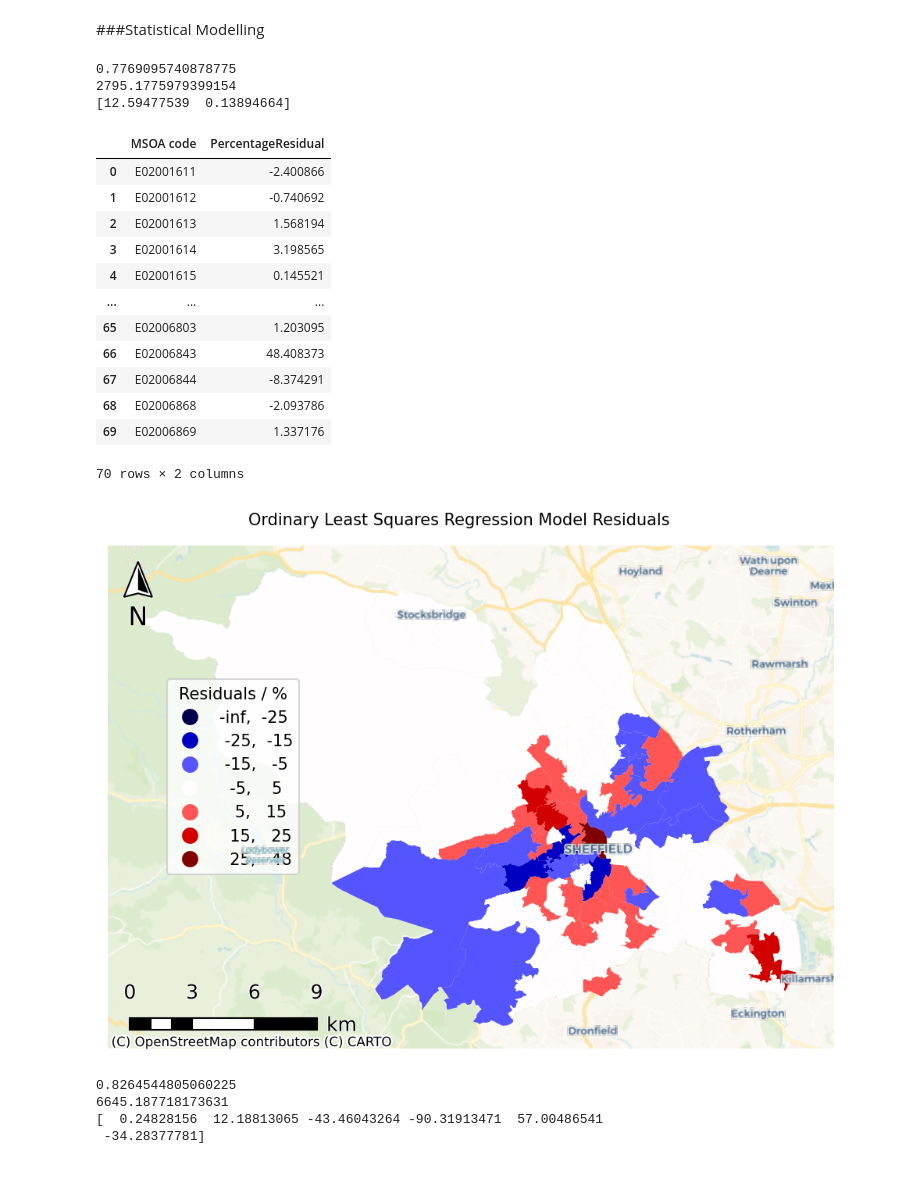
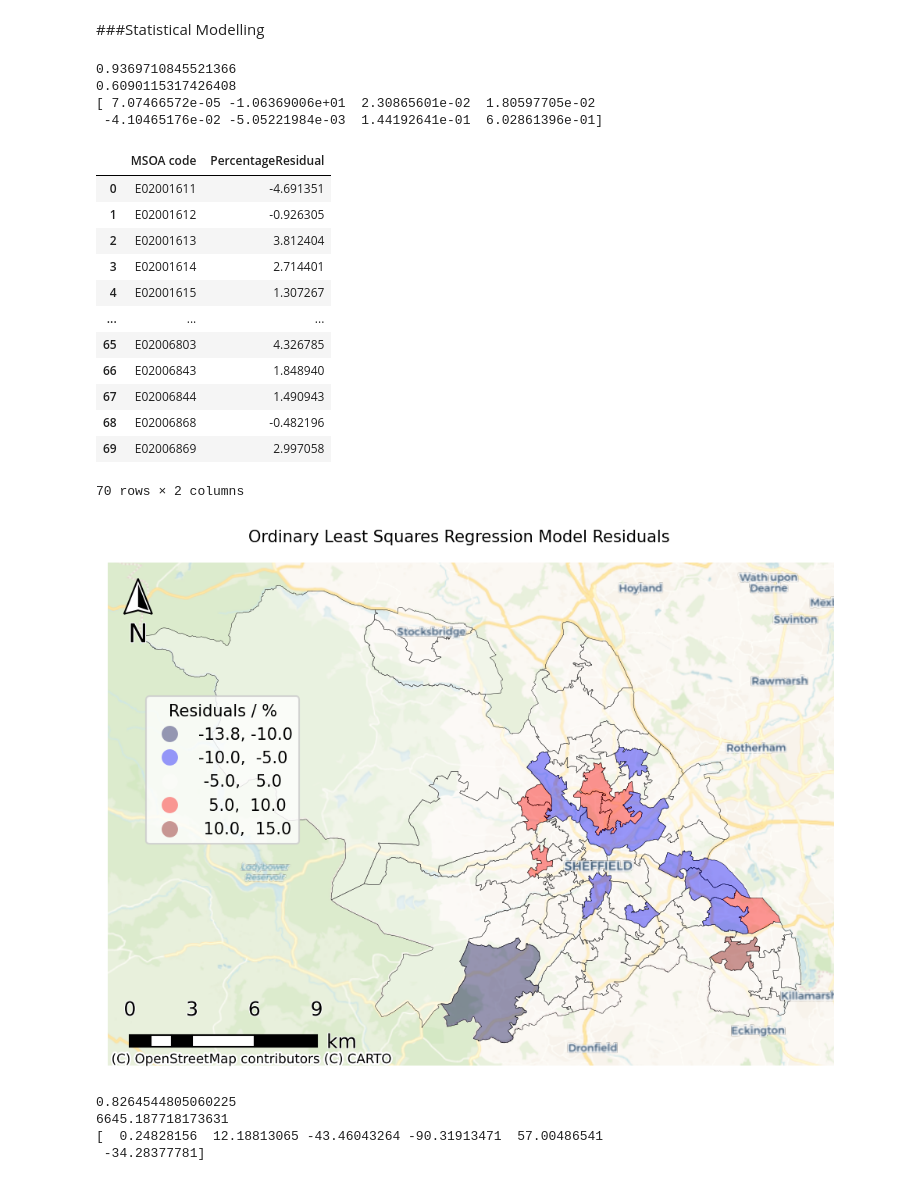
Before and after one commit to jwsn8667/GEOG5003M, a Jupyter notebook: GEOG5003_A2_201913950.ipynb, the cells around one changed output. Saved outputs shown, nothing was run; the diff lists cells and outputs as text; code cells hidden in the pictures.

```diff
--- a/GEOG5003_A2_201913950.ipynb
+++ b/GEOG5003_A2_201913950.ipynb
@@ -350,5 +434,4 @@ Sheff_Over65 = Sheff_AgeBands['PercentOver65']
 # %%
 # @title
 ## Concatenating all candidate explanatory variables in a single dataframe
-Explanatory_Variables = pd.concat([Sheff_NetIncome,Sheff_EnergyCost,Sheff_NotGas,Sheff_OwnerOccup,Sheff_OverOccup,Sheff_Detached,Sheff_Over65], axis=1)
-Explanatory_Variables.describe()
+Explanatory_Variables = pd.concat([Sheff_NetIncome, Sheff_DispIncome, Sheff_Median_EPC, Sheff_EnergyCost, Sheff_NotGas, Sheff_OwnsOutright, Sheff_SocialRent, Sheff_HholdPers, Sheff_OverOccup, Sheff_HholdStudnt, Sheff_Detached, Sheff_WhiteBritish, Sheff_Over65, Sheff_CentralHeating], axis=1)
@@ -364,0 +438,10 @@ Explanatory_Variables.describe()
+# %%
+Explanatory_Variables['Energy costs as a percentage of net annual income'] = 100*Explanatory_Variables['Median estimated energy cost (£)']/Explanatory_Variables['Net annual income (£)']
+
+Explanatory_Variables['Net annual income after housing and energy costs (£)'] = Explanatory_Variables['Net annual income after housing costs (£)'] - Explanatory_Variables['Median estimated energy cost (£)']
+
+Explanatory_Variables['GIA_Proxy'] = Explanatory_Variables['Median energy efficiency score']/Explanatory_Variables['Median estimated energy cost (£)']
+
+Explanatory_Variables['Alt_Proxy'] = Explanatory_Variables['Median estimated energy cost (£)']/Explanatory_Variables['Median energy efficiency score']
+
+Explanatory_Variables.describe()
@@ -385,8 +487,9 @@ Corr_Matrix
 # %% [markdown]
 **Table 1**.  Correlation matrix: screening for collinearity between candidate explanatory variables.  A threshold magnitude of 0.8 is applied to the values of Pearson's correlation test statistic (r-values) summarised in the table: above this threshold, pairs of variables are considered strongly collinear and should not both be included as explanatory variables in statistical modelling, as indicated by red highlight text [*note this formatting is not rendered in the preview on GitHub*].
 # %%
+from pydantic.types import AllowInfNan
 # @title
-Model_Variables = pd.concat([Sheff_HholdsEnergy,Explanatory_Variables], axis=1).drop(columns=['PercentOwnerOccupied'])
+All_Variables = pd.concat([Sheff_HholdsGHG,Explanatory_Variables], axis=1)
 
-Model_Variables.head()
+All_Variables.head()
 # %% [output]
@@ -468,8 +582,8 @@ import numpy as np
 from sklearn.linear_model import LinearRegression
 
 # creating feature variables
-X = Model_Variables[['Median estimated energy cost (£)','Net annual income after housing costs (£)']]
-y = Model_Variables['EnergyConsumptionPerHousehold(kWh)']
+X = All_Variables[['Net annual income (£)','GIA_Proxy','PercentOwnsOutright', 'PercentSocialRented', 'PercentDistrictHeating', 'PercentElectricHeating', 'PercentOverOccupied', 'MeanStudentsPerHousehold']]
+y = All_Variables['GHG Emissions / tCO2e per household']
 
 reg = LinearRegression().fit(X, y)
 
@@ -478,56 +592,60 @@ print(reg.intercept_)
 print(reg.coef_)
 
 residuals = 100*(reg.predict(X) - y)/y
-residuals = residuals.reset_index().rename(columns = {'EnergyConsumptionPerHousehold(kWh)':'PercentageResidual', 'index':'MSOA code'})
+residuals = residuals.reset_index().rename(columns = {'GHG Emissions / tCO2e per household':'PercentageResidual', 'index':'MSOA code'})
 residuals
 # %% [output]
-0.7769095740878775
-2795.1775979399154
-[12.59477539  0.13894664]
+0.9369710845521366
+0.6090115317426408
+[ 7.07466572e-05 -1.06369006e+01  2.30865601e-02  1.80597705e-02
+ -4.10465176e-02 -5.05221984e-03  1.44192641e-01  6.02861396e-01]
 |  | MSOA code | PercentageResidual |
-| 0 | E02001611 | -2.400866 |
-| 1 | E02001612 | -0.740692 |
-| 2 | E02001613 | 1.568194 |
-| 3 | E02001614 | 3.198565 |
-| 4 | E02001615 | 0.145521 |
+| 0 | E02001611 | -4.691351 |
+| 1 | E02001612 | -0.926305 |
+| 2 | E02001613 | 3.812404 |
+| 3 | E02001614 | 2.714401 |
+| 4 | E02001615 | 1.307267 |
 | ... | ... | ... |
-| 65 | E02006803 | 1.203095 |
-| 66 | E02006843 | 48.408373 |
-| 67 | E02006844 | -8.374291 |
-| 68 | E02006868 | -2.093786 |
-| 69 | E02006869 | 1.337176 |
+| 65 | E02006803 | 4.326785 |
+| 66 | E02006843 | 1.848940 |
+| 67 | E02006844 | 1.490943 |
+| 68 | E02006868 | -0.482196 |
+| 69 | E02006869 | 2.997058 |
 70 rows × 2 columns
 # %%
 geo_residuals = geo_msoa.merge(residuals, left_on='MSOA21CD', right_on='MSOA code')
 
 ##
 f,ax = plt.subplots(1, figsize=(8,6))
 
-custom_bins = [-25, -15, -5, 5, 15, 25]
+custom_bins = [-10, -5, 5, 10, 15]
 
 ## LSOA outlines are plotted as a base, as contextual information
-geo_residuals.plot(ax=ax, column='PercentageResidual',legend=True, legend_kwds={'fontsize':'10','fmt':'{:.0f}','title':'Residuals / %'}, cmap='seismic',scheme='user_defined', classification_kwds={'bins': custom_bins}, linewidth=0.2)
+base = geo_msoa.plot(ax=ax, facecolor='none', edgecolor='black', linewidth=0.2)
+
+##
+geo_residuals.plot(ax=base, column='PercentageResidual',legend=True, legend_kwds={'fontsize':'10','fmt':'{:.1f}','title':'Residuals / %'}, cmap='seismic',scheme='user_defined', classification_kwds={'bins': custom_bins}, linewidth=0.2, edgecolor='black', alpha=0.4)
 
 # a CARTO basemap is added as further context for the study area
-ctx.add_basemap(ax, crs=geo_HholdsEnergy.crs, source=ctx.providers.CartoDB.VoyagerNoLabels, zoom=11)
-ctx.add_basemap(ax, crs=geo_HholdsEnergy.crs, source=ctx.providers.CartoDB.VoyagerOnlyLabels, zoom=11)
+ctx.add_basemap(ax, crs=geo_residuals.crs, source=ctx.providers.CartoDB.VoyagerNoLabels, zoom=11)
+ctx.add_basemap(ax, crs=geo_residuals.crs, source=ctx.providers.CartoDB.VoyagerOnlyLabels, zoom=11)
 
 # remove axis
 ax.set_axis_off()
 ax.get_legend().set_bbox_to_anchor((.275, .75))
 
 # set figure title and resolution
 f.suptitle('Ordinary Least Squares Regression Model Residuals', y=0.9, fontsize=10)
 f.set_dpi(150)
 
 # suppress a warning from the scale bar function
 warnings.filterwarnings('ignore')
 
 # north arrow and scale bar
-north_arrow(ax, location="upper left", rotation={"crs":geo_HholdsEnergy.crs, "reference":"center"}, shadow=False, scale=0.3)
-scale_bar(ax, location="lower left", style="boxes", bar={"projection":geo_HholdsEnergy.crs,"unit":"km"})
+north_arrow(ax, location="upper left", rotation={"crs":geo_residuals.crs, "reference":"center"}, shadow=False, scale=0.3)
+scale_bar(ax, location="lower left", style="boxes", bar={"projection":geo_residuals.crs,"unit":"km"})
 # %% [output]
-[figure, old version]
+[figure, new version]
 # %%
 import numpy as np
 from sklearn.linear_model import LinearRegression
```
Also changed, not shown: parts of 10 cells of this notebook.
